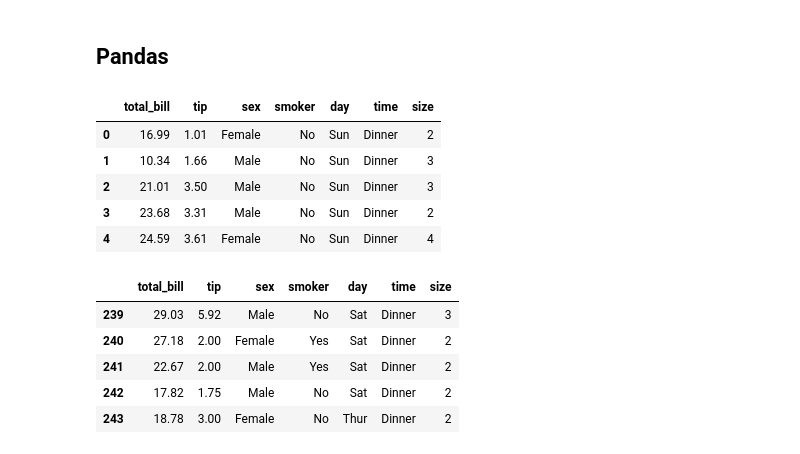
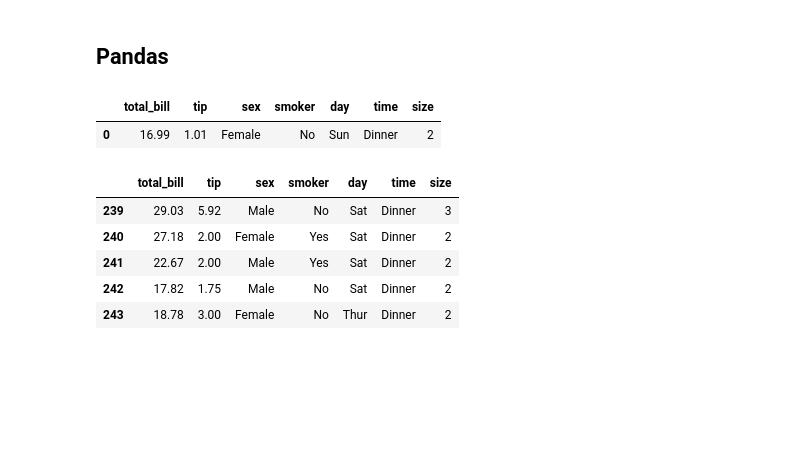
Before and after one commit to maiakovsky/ds_intro, a Jupyter notebook: intro_data_science.ipynb, the cells around one changed output. Saved outputs shown, nothing was run; the diff lists cells and outputs as text; code cells hidden in the pictures; blank space fills up the shorter version.

```diff
--- a/intro_data_science.ipynb
+++ b/intro_data_science.ipynb
@@ -251,14 +263,10 @@ import seaborn as sns
 # %%
 # Load one of the data sets that come with seaborn
 tips = sns.load_dataset("tips")
-tips.head()
+tips.head(1)
 # %% [output]
 |  | total_bill | tip | sex | smoker | day | time | size |
 | 0 | 16.99 | 1.01 | Female | No | Sun | Dinner | 2 |
-| 1 | 10.34 | 1.66 | Male | No | Sun | Dinner | 3 |
-| 2 | 21.01 | 3.50 | Male | No | Sun | Dinner | 3 |
-| 3 | 23.68 | 3.31 | Male | No | Sun | Dinner | 2 |
-| 4 | 24.59 | 3.61 | Female | No | Sun | Dinner | 4 |
 # %%
 tips.tail()
 # %% [output]
```
Also changed, not shown: parts of 25 cells of this notebook, 2 other files.
